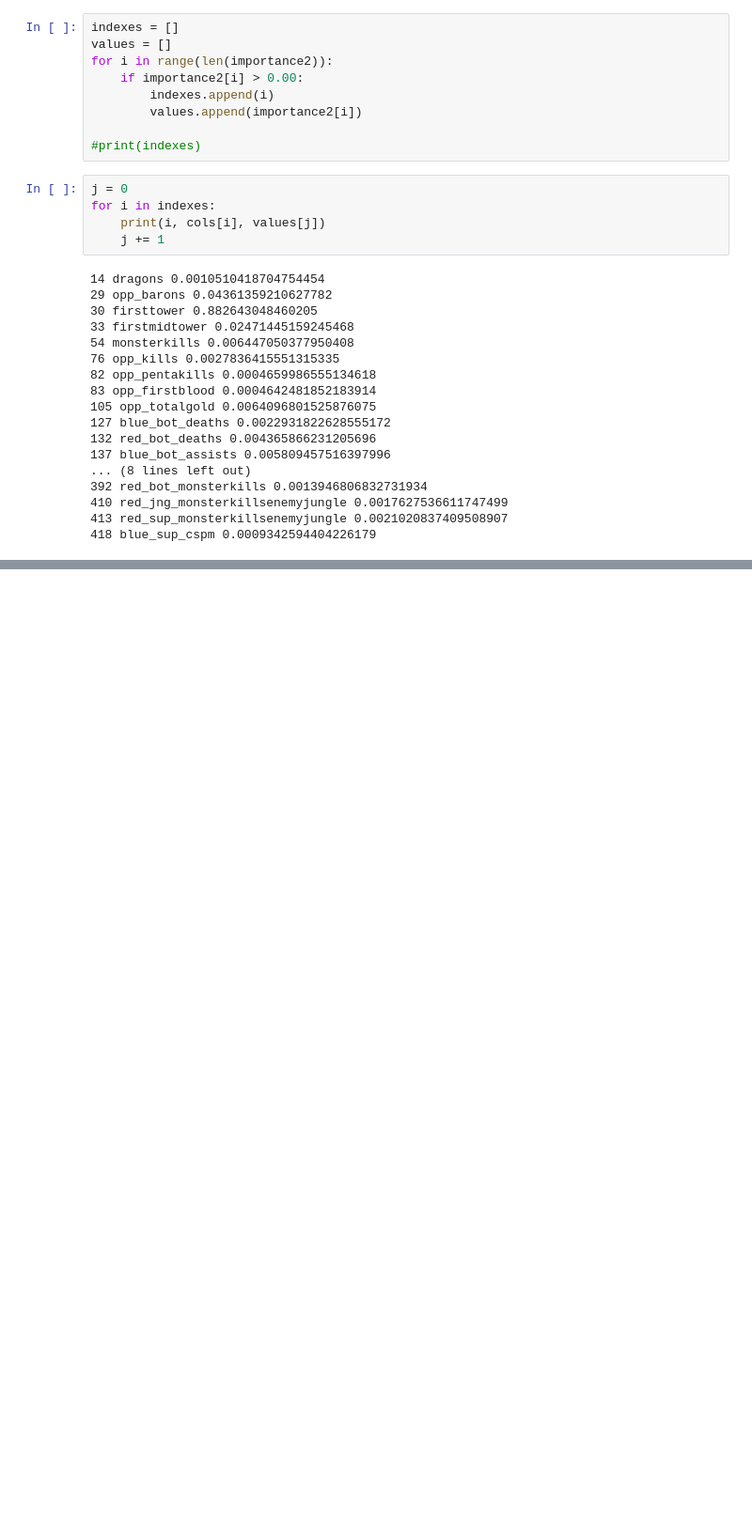
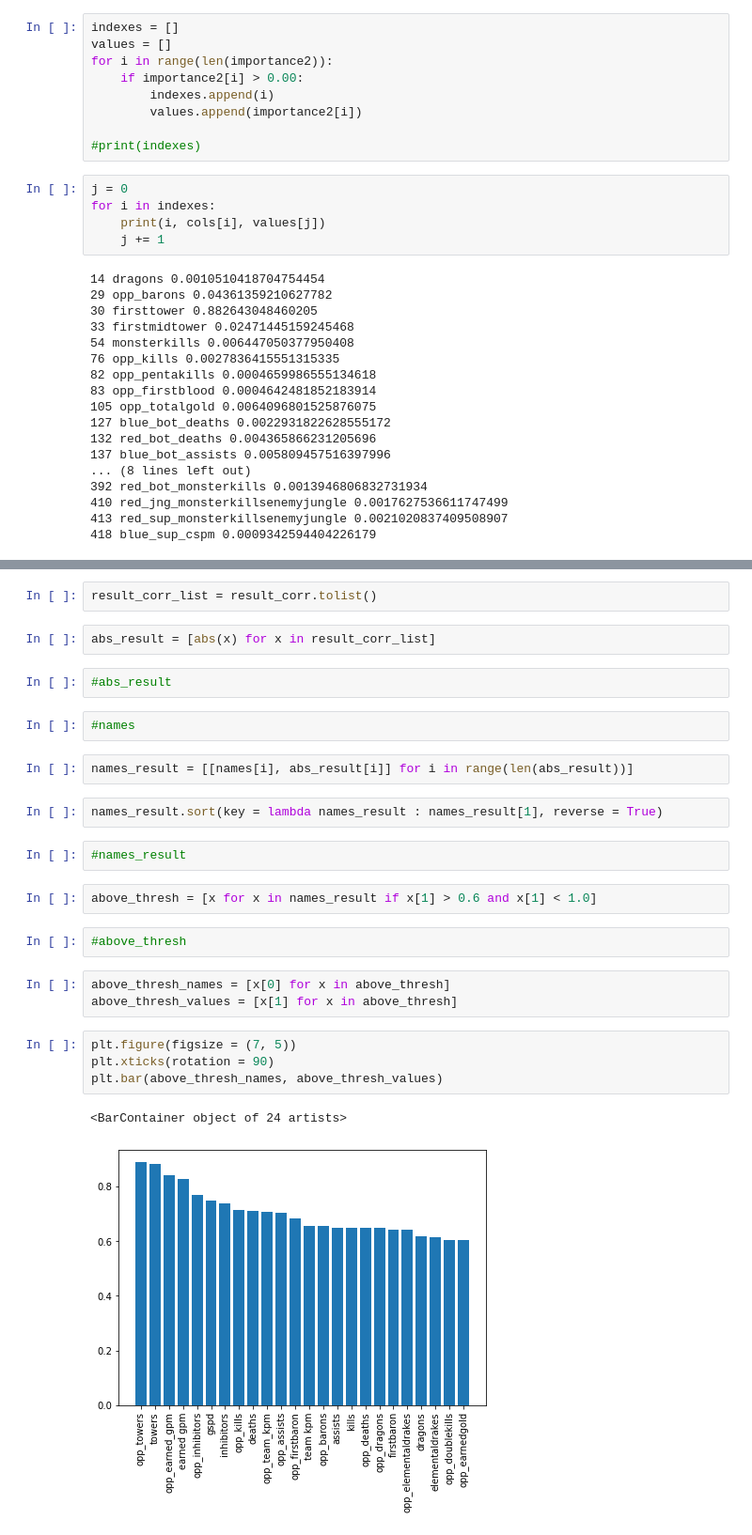
Before and after one commit to ktsb3/league-of-legends-data-analysis-and-prediction-model, a Jupyter notebook: team_only_prediction.ipynb, the cells around one changed output, grey strips where cells are left out. Shown: that part at 94% size. Cells and saved outputs as stored; diff of their text form; blank space fills up the shorter version.

```diff
--- a/team_only_prediction.ipynb
+++ b/team_only_prediction.ipynb
@@ -261,0 +651,28 @@ for i in indexes:
+# %%
+result_corr_list = result_corr.tolist()
+# %%
+abs_result = [abs(x) for x in result_corr_list]
+# %%
+#abs_result
+# %%
+#names
+# %%
+names_result = [[names[i], abs_result[i]] for i in range(len(abs_result))]
+# %%
+names_result.sort(key = lambda names_result : names_result[1], reverse = True)
+# %%
+#names_result
+# %%
+above_thresh = [x for x in names_result if x[1] > 0.6 and x[1] < 1.0]
+# %%
+#above_thresh
+# %%
+above_thresh_names = [x[0] for x in above_thresh]
+above_thresh_values = [x[1] for x in above_thresh]
+# %%
+plt.figure(figsize = (7, 5))
+plt.xticks(rotation = 90)
+plt.bar(above_thresh_names, above_thresh_values)
+# %% [output]
+<BarContainer object of 24 artists>
+[figure, added]
```
Also changed, not shown: parts of 124 cells of this notebook.
